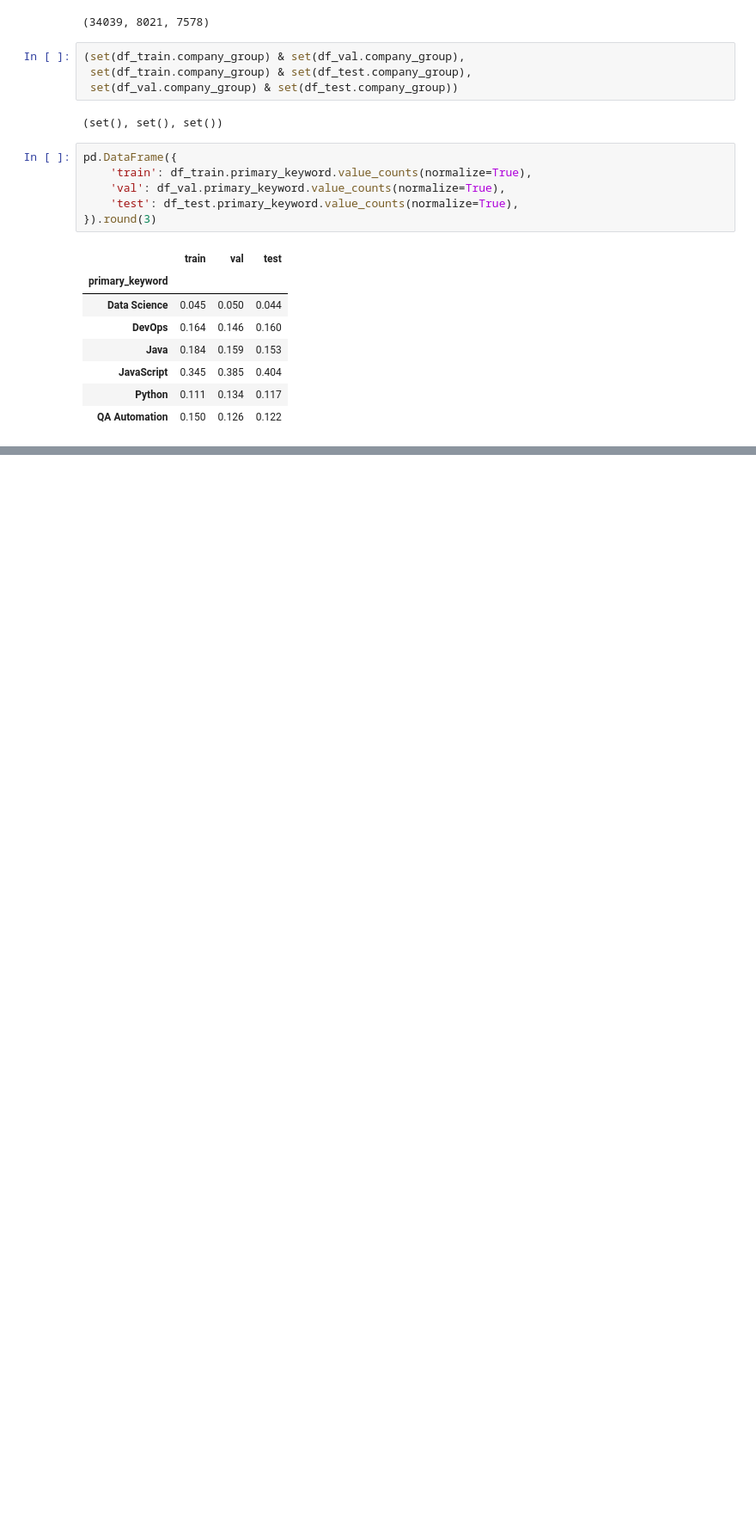
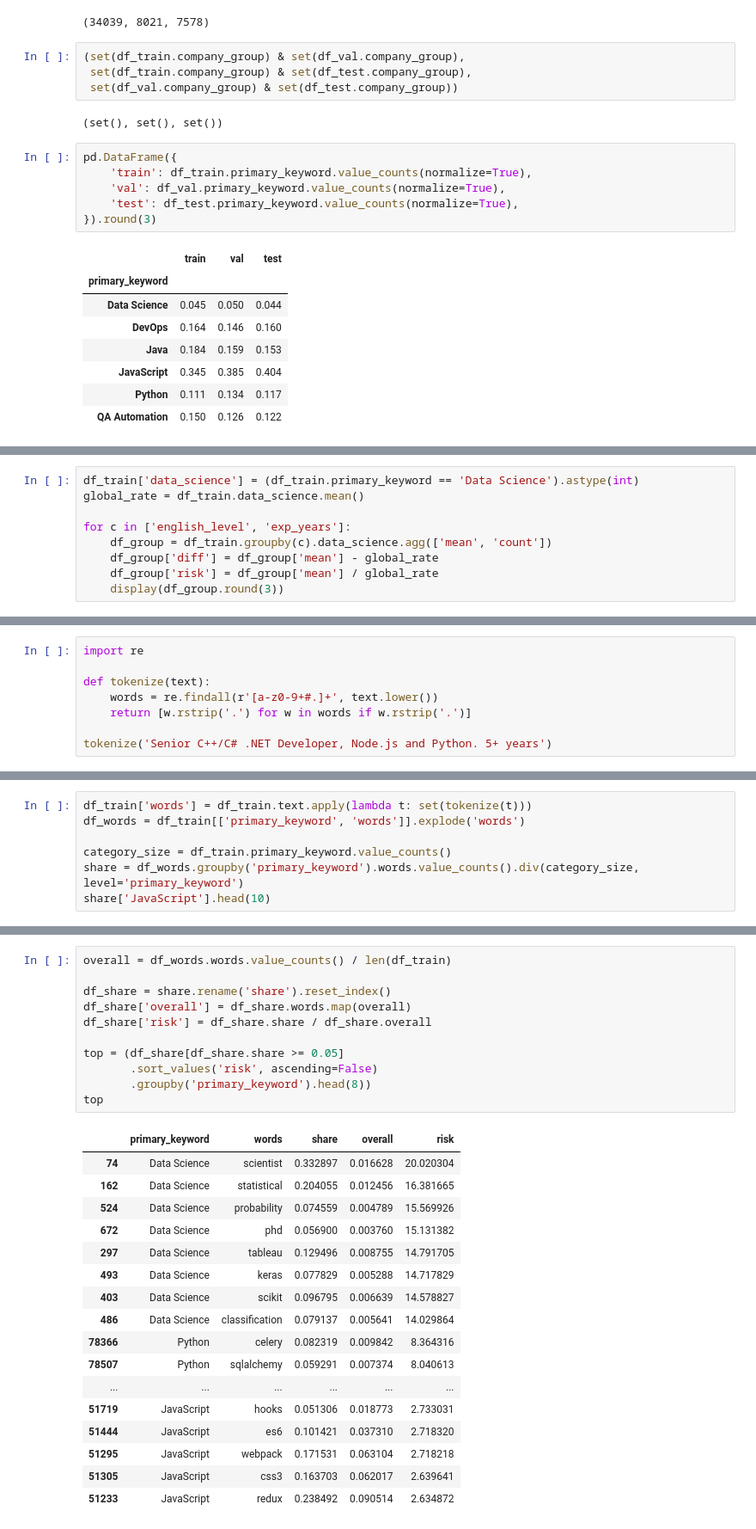
Before and after one commit to HubDev-AI/job-category-classifier, a Jupyter notebook: notebook.ipynb, the cells around one changed output, grey strips where cells are left out. Shown at 86% size. Saved outputs shown, nothing was run; the diff lists cells and outputs as text; blank space fills up the shorter version.

```diff
--- a/notebook.ipynb
+++ b/notebook.ipynb
@@ -295,0 +310,9 @@ pd.DataFrame({
+# %%
+df_train['data_science'] = (df_train.primary_keyword == 'Data Science').astype(int)
+global_rate = df_train.data_science.mean()
+
+for c in ['english_level', 'exp_years']:
+    df_group = df_train.groupby(c).data_science.agg(['mean', 'count'])
+    df_group['diff'] = df_group['mean'] - global_rate
+    df_group['risk'] = df_group['mean'] / global_rate
+    display(df_group.round(3))
@@ -295,0 +360,8 @@ pd.DataFrame({
+# %%
+import re
+
+def tokenize(text):
+    words = re.findall(r'[a-z0-9+#.]+', text.lower())
+    return [w.rstrip('.') for w in words if w.rstrip('.')]
+
+tokenize('Senior C++/C# .NET Developer, Node.js and Python. 5+ years')
@@ -295,0 +379,7 @@ pd.DataFrame({
+# %%
+df_train['words'] = df_train.text.apply(lambda t: set(tokenize(t)))
+df_words = df_train[['primary_keyword', 'words']].explode('words')
+
+category_size = df_train.primary_keyword.value_counts()
+share = df_words.groupby('primary_keyword').words.value_counts().div(category_size, level='primary_keyword')
+share['JavaScript'].head(10)
@@ -295,0 +399,29 @@ pd.DataFrame({
+# %%
+overall = df_words.words.value_counts() / len(df_train)
+
+df_share = share.rename('share').reset_index()
+df_share['overall'] = df_share.words.map(overall)
+df_share['risk'] = df_share.share / df_share.overall
+
+top = (df_share[df_share.share >= 0.05]
+       .sort_values('risk', ascending=False)
+       .groupby('primary_keyword').head(8))
+top
+# %% [output]
+|  | primary_keyword | words | share | overall | risk |
+| 74 | Data Science | scientist | 0.332897 | 0.016628 | 20.020304 |
+| 162 | Data Science | statistical | 0.204055 | 0.012456 | 16.381665 |
+| 524 | Data Science | probability | 0.074559 | 0.004789 | 15.569926 |
+| 672 | Data Science | phd | 0.056900 | 0.003760 | 15.131382 |
+| 297 | Data Science | tableau | 0.129496 | 0.008755 | 14.791705 |
+| 493 | Data Science | keras | 0.077829 | 0.005288 | 14.717829 |
+| 403 | Data Science | scikit | 0.096795 | 0.006639 | 14.578827 |
+| 486 | Data Science | classification | 0.079137 | 0.005641 | 14.029864 |
+| 78366 | Python | celery | 0.082319 | 0.009842 | 8.364316 |
+| 78507 | Python | sqlalchemy | 0.059291 | 0.007374 | 8.040613 |
+| ... | ... | ... | ... | ... | ... |
+| 51719 | JavaScript | hooks | 0.051306 | 0.018773 | 2.733031 |
+| 51444 | JavaScript | es6 | 0.101421 | 0.037310 | 2.718320 |
+| 51295 | JavaScript | webpack | 0.171531 | 0.063104 | 2.718218 |
+| 51305 | JavaScript | css3 | 0.163703 | 0.062017 | 2.639641 |
+| 51233 | JavaScript | redux | 0.238492 | 0.090514 | 2.634872 |
```
Also changed, not shown: parts of 27 cells of this notebook.
